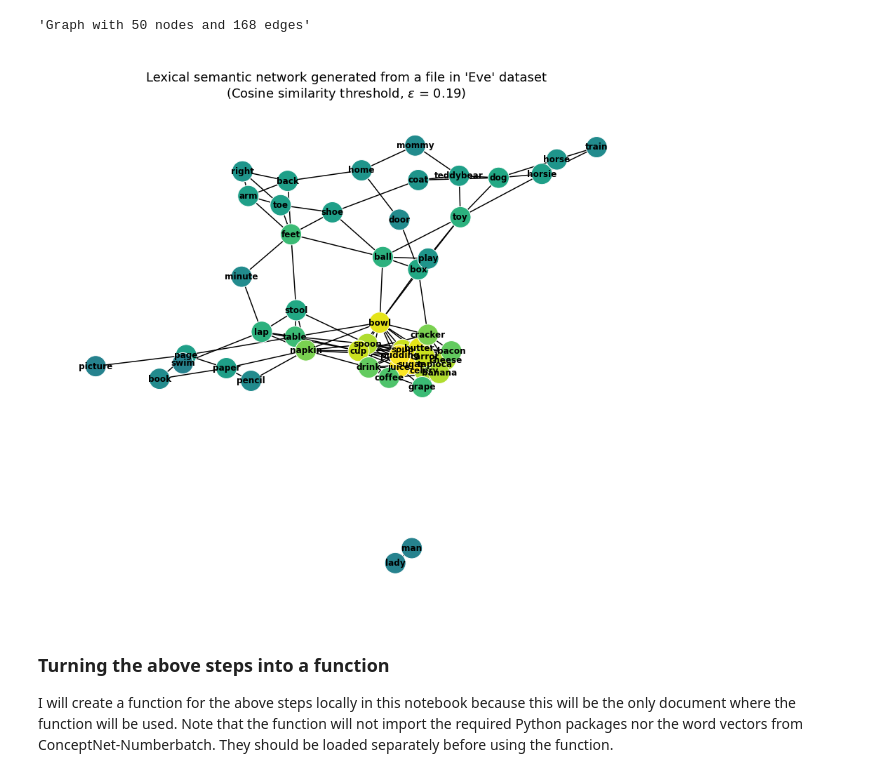
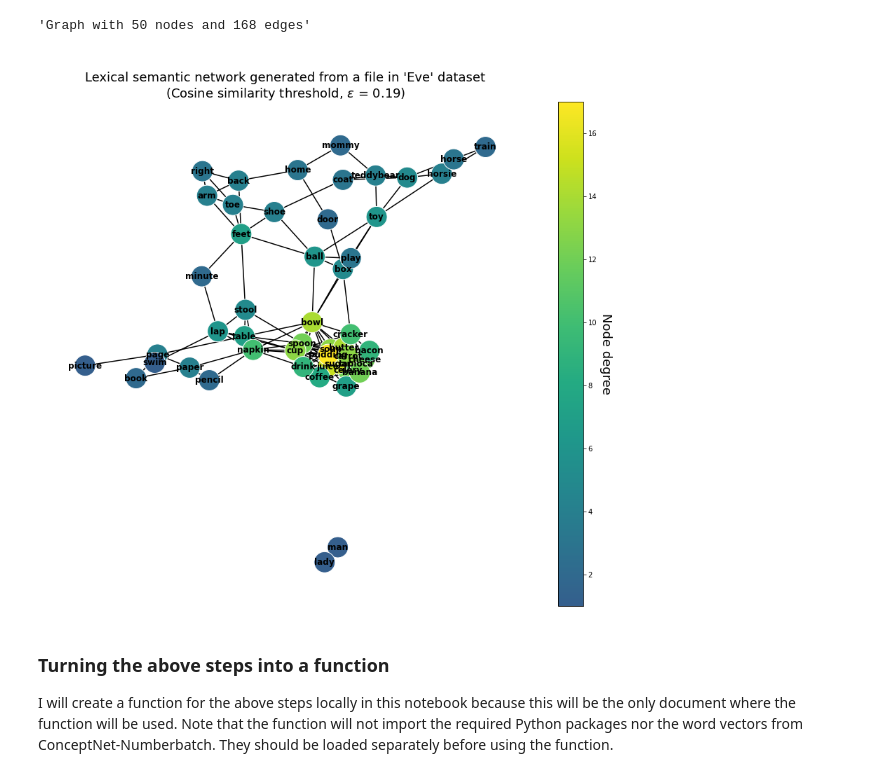
Before and after one commit to Data-Science-for-Linguists-2022/Child-Vocab-Development, a Jupyter notebook: code/vocabulary_analysis.ipynb, the cells around one changed output. Drawn from its saved outputs; the diff is of its cells as text; code cells hidden in the pictures.

Commit message:
added colorbar;graph settings

```diff
--- a/code/vocabulary_analysis.ipynb
+++ b/code/vocabulary_analysis.ipynb
@@ -239,32 +241,45 @@ nx.info(g)
 'Graph with 50 nodes and 168 edges'
 # %%
 # Visualize the semantic netork built above
-plt.figure(figsize=(12,10))
+fig = plt.figure(figsize=(12,10))
 
 # set options for network graph
 layout = nx.spring_layout(g, seed=0)                 # set layout style
+cmap = plt.cm.viridis                                # get matplotlib color map
+cmap = mpl.colors.LinearSegmentedColormap.from_list(
+       cmap, cmap(np.linspace(0.3,1,10)))            # use 70% of cmap's range
+vmin = min(dict(g.degree()).values())                # for normalizing color
+vmax = max(dict(g.degree()).values())                #  range to value range
+
 options = {
     "width": 1.5,                                    # line width of edge
     "edge_color": "black",                           # color of edge
     "node_size": 900,
     "node_color": [deg for node,deg in g.degree()],  # link color to node degree
-    "cmap": plt.cm.viridis,                          # get matplotlib color map
-    "vmin": -10,                                     # "vmin" and "vmin" set the
-    "vmax": 15,                                      #   color range of "cmap"
+    "cmap": cmap,
+    "vmin": vmin,                                    # "vmin" and "vmin" for
+    "vmax": vmax,                                    #   value range
     "edgecolors": "white",                           # color of a node's edge
     "with_labels": True,                             # turn on text labels
     "font_color": "black",
     "font_weight": "semibold",
     "font_size": "12"
 }
 
 # Plot
 nx.draw(g, layout, **options)
 plt.title(("\nLexical semantic network generated from a file in 'Eve' dataset\n"
            "(Cosine similarity threshold, $\epsilon$ = {})".format(E)), size='18')
+
+# color bar
+cbarmap = plt.cm.ScalarMappable(cmap=cmap)
+cbarmap.set_clim(vmin, vmax)
+cbar = plt.colorbar(cbarmap)
+cbar.set_label('Node degree', size='18', rotation=-90, va="bottom")
+
 plt.show()
 # %% [output]
-[figure, old version]
+[figure, new version]
 # %% [markdown]
 ### Turning the above steps into a function
 
```
Also changed, not shown: parts of 6 cells of this notebook.
